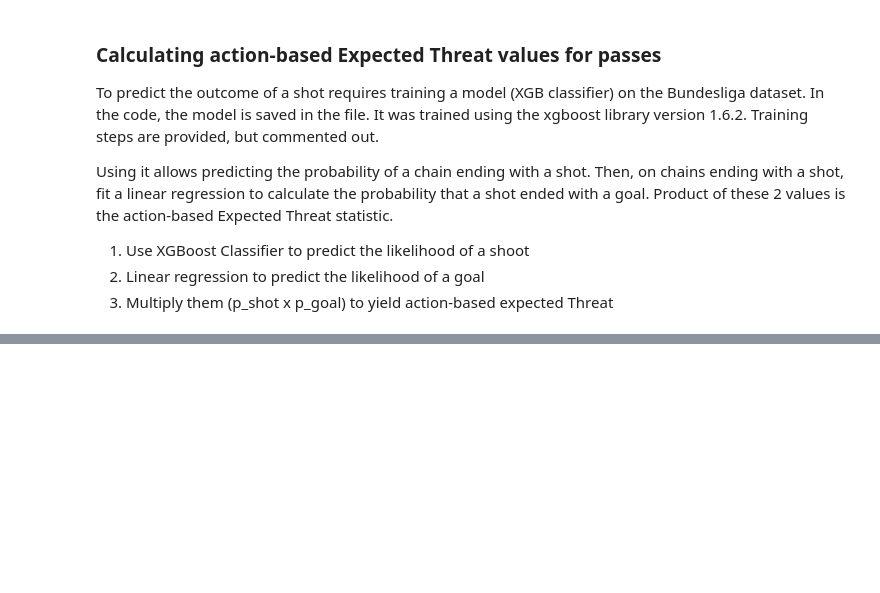
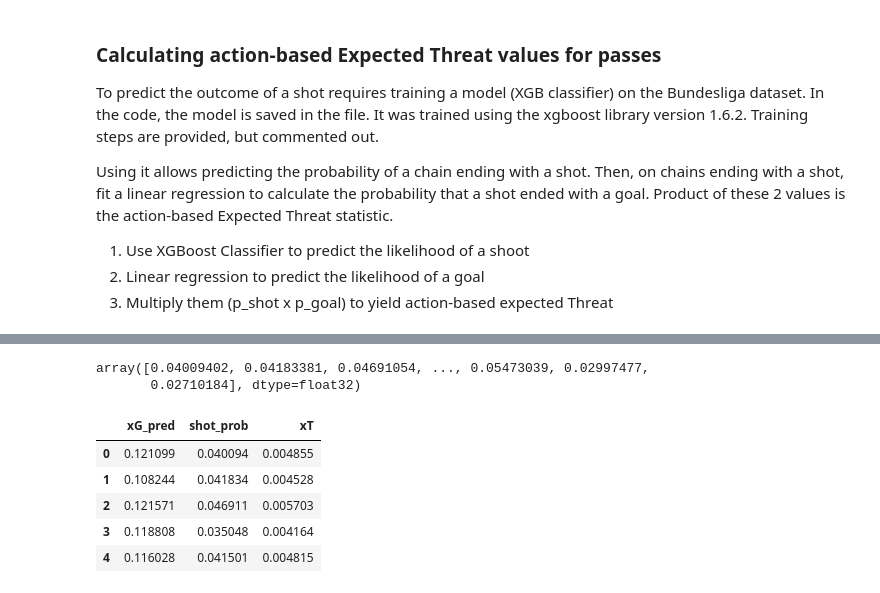
Before and after one commit to khoffLSU/footy_analytics, a Jupyter notebook: Valuing actions calc xT action based.ipynb, the cells around one changed output, grey strips where cells are left out. Drawn from its saved outputs; the diff is of its cells as text; code cells hidden in the pictures; blank space fills up the shorter version.

```diff
--- a/Valuing actions calc xT action based.ipynb
+++ b/Valuing actions calc xT action based.ipynb
@@ -101,0 +130,8 @@ Using it allows predicting the probability of a chain ending with a shot. Then,
+# %%
+## TRAINING, it's not perfect ML procedure, but results in AUC 0.2 higher than Logistic Regression ###
+
+passes = df.loc[ df["eventName"].isin(["Pass"])] # filter for passes
+X = passes[v].values
+y = passes["shot_end"].values
+X_train, X_test, y_train, y_test = train_test_split(X, y, test_size = 0.1, random_state = 123, stratify = y)
+xgb = XGBRegressor(n_estimators = 100, max_depth=4, random_state=123)
@@ -102,24 +162,38 @@ Using it allows predicting the probability of a chain ending with a shot. Then,
+# %%
+# predict if ended with shot
+passes = df.loc[df["eventName"].isin(["Pass"])]
+X = passes[v].values
+y = passes["shot_end"].values
+# load saved model from git hub
+# path_model = os.path.join(str(pathlib.Path().resolve().parents[0]), 'footy_analytics', 'data', 'finalized_model.sav')
+# model = load(path_model)
+# Booster.save_model(xgb, 'finalized_model1.sav')
+# model = Booster.load_model('finalized_model1.sav')
+# predict probability of pass position resulting in a shot end
+y_pred_proba = xgb.predict(X)
+# %%
+y_pred_proba
+# %% [output]
+array([0.04009402, 0.04183381, 0.04691054, ..., 0.05473039, 0.02997477,
+       0.02710184], dtype=float32)
 # %%
-#predict if ended with shot
-passes = df.loc[df["eventName"].isin(["Pass"])]
-X = passes[var].values
-y = passes["shot_end"].values
-#path to saved model
-path_model = os.path.join(str(pathlib.Path().resolve().parents[0]), 'possession_chain', 'finalized_model.sav')
-model = load(path_model)
-#predict probability of shot ended
-y_pred_proba = model.predict_proba(X)[::,1]
-
 passes["shot_prob"] = y_pred_proba
-#OLS
+# OLS linear regression predicting xG for the shooting positions taken (shot_end ==1)
 shot_ended = passes.loc[passes["shot_end"] == 1]
-X2 = shot_ended[var].values
+X2 = shot_ended[v].values
 y2 = shot_ended["xG"].values
 lr = LinearRegression()
 lr.fit(X2, y2)
 y_pred = lr.predict(X)
 passes["xG_pred"] = y_pred
-#calculate xGchain
+# calculate xGchain
 passes["xT"] = passes["xG_pred"]*passes["shot_prob"]
 
 passes[["xG_pred", "shot_prob", "xT"]].head(5)
+# %% [output]
+|  | xG_pred | shot_prob | xT |
+| 0 | 0.121099 | 0.040094 | 0.004855 |
+| 1 | 0.108244 | 0.041834 | 0.004528 |
+| 2 | 0.121571 | 0.046911 | 0.005703 |
+| 3 | 0.118808 | 0.035048 | 0.004164 |
+| 4 | 0.116028 | 0.041501 | 0.004815 |
```
Also changed, not shown: parts of 15 cells of this notebook.
